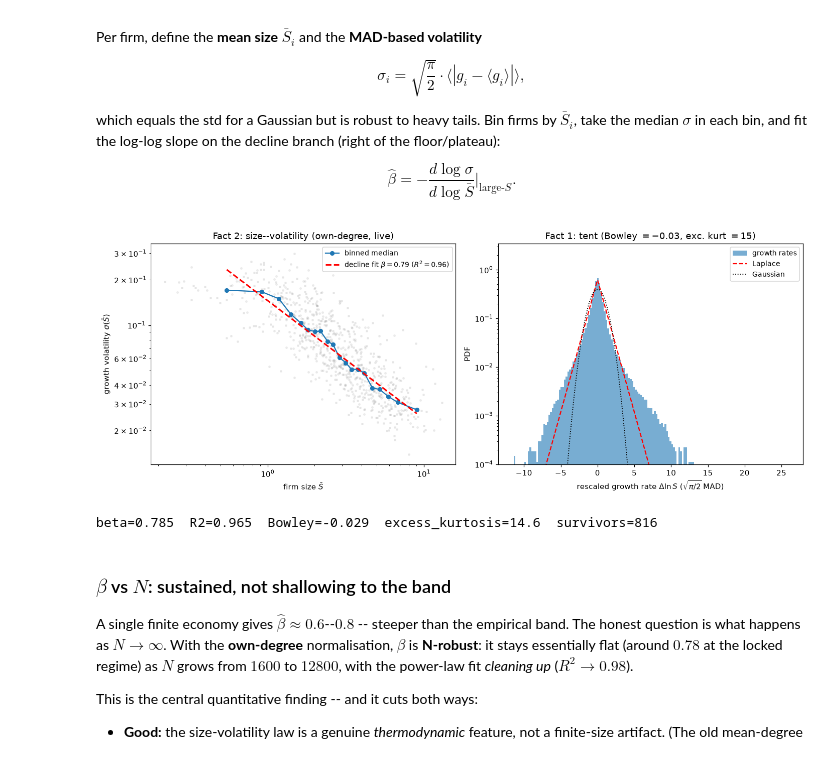
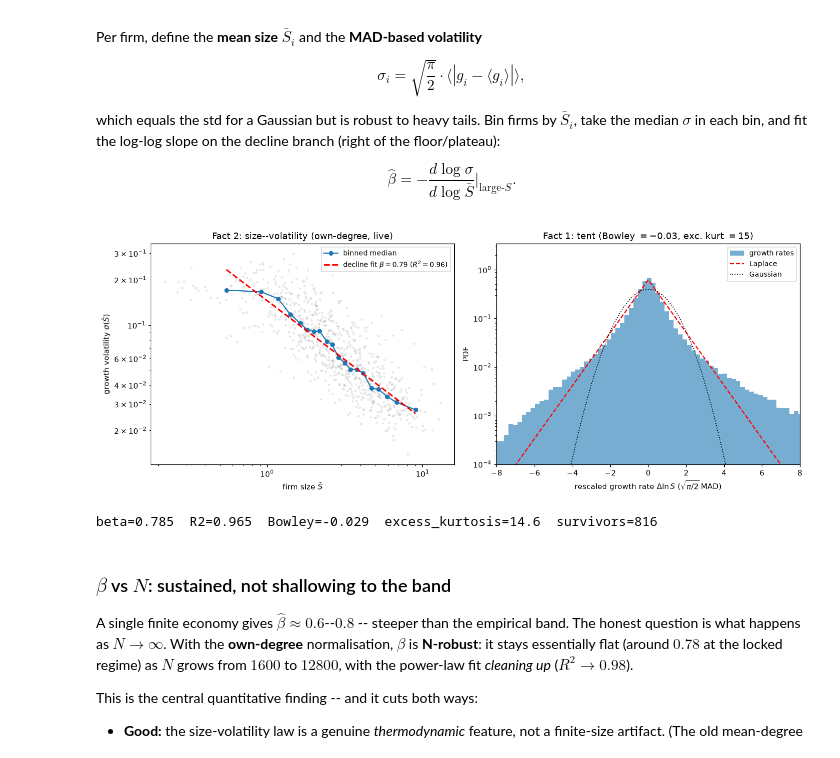
Before and after one commit to NotLudovico/dynamical-model-for-economics, a Jupyter notebook: story.ipynb, the cells around one changed output. Saved outputs shown, nothing was run; the diff lists cells and outputs as text; code cells hidden in the pictures.

```diff
--- a/story.ipynb
+++ b/story.ipynb
@@ -188,34 +190,35 @@ fig, ax = plt.subplots(1, 2, figsize=(13, 5))
 ax[0].scatter(sv["Sbar"], sv["vol"], s=5, alpha=0.15, color="0.6")
 bx, by, pk = sv["bin_S"], sv["bin_vol"], int(sv["pk"])
 ax[0].plot(bx, by, "o-", color="C0", ms=5, label="binned median")
 if bx.size > pk + 1:
     c = np.polyfit(np.log10(bx[pk:]), np.log10(by[pk:]), 1)
     xx = np.array([bx[pk], bx[-1]])
     ax[0].plot(xx, 10 ** np.polyval(c, np.log10(xx)), "r--", lw=2,
                label=f"decline fit $\\beta={beta_val:.2f}$ ($R^2={r2_val:.2f}$)")
 ax[0].set(xscale="log", yscale="log",
           xlabel=r"firm size $\bar S$", ylabel=r"growth volatility $\sigma(\bar S)$",
           title="Fact 2: size--volatility (own-degree, live)")
 ax[0].legend(fontsize=9)
 
 # ---- panel 2: rescaled growth distribution (Fact 1, the tent) ----
 z = rescale(sv["growth"].ravel())
 xx = np.linspace(-8, 8, 400)
 ax[1].hist(z, bins=160, density=True, color="C0", alpha=0.6, label="growth rates")
 ax[1].plot(xx, laplace.pdf(xx, scale=np.sqrt(2 / np.pi)), "r--", lw=1.5, label="Laplace")
 ax[1].plot(xx, norm.pdf(xx), "k:", lw=1.2, label="Gaussian")
 ax[1].set_yscale("log"); ax[1].set_ylim(1e-4, None)
 ax[1].set(xlabel=r"rescaled growth rate $\Delta\ln S$ ($\sqrt{\pi/2}\,$MAD)",
           ylabel="PDF",
           title=f"Fact 1: tent (Bowley $={bowley:.2f}$, exc. kurt $={exk:.0f}$)")
 ax[1].legend(fontsize=9)
+ax[1].set_xlim(-8,8)
 
 plt.tight_layout()
 plt.show()
 print(f"beta={beta_val:.3f}  R2={r2_val:.3f}  Bowley={bowley:.3f}  "
       f"excess_kurtosis={exk:.1f}  survivors={sv['vol'].size}")
 # %% [output]
-[figure, old version]
+[figure, new version]
 beta=0.785  R2=0.965  Bowley=-0.029  excess_kurtosis=14.6  survivors=816
 # %% [markdown]
 ### $\beta$ vs $N$: sustained, not shallowing to the band
```
Also changed, not shown: parts of 7 cells of this notebook, 5 other files.
